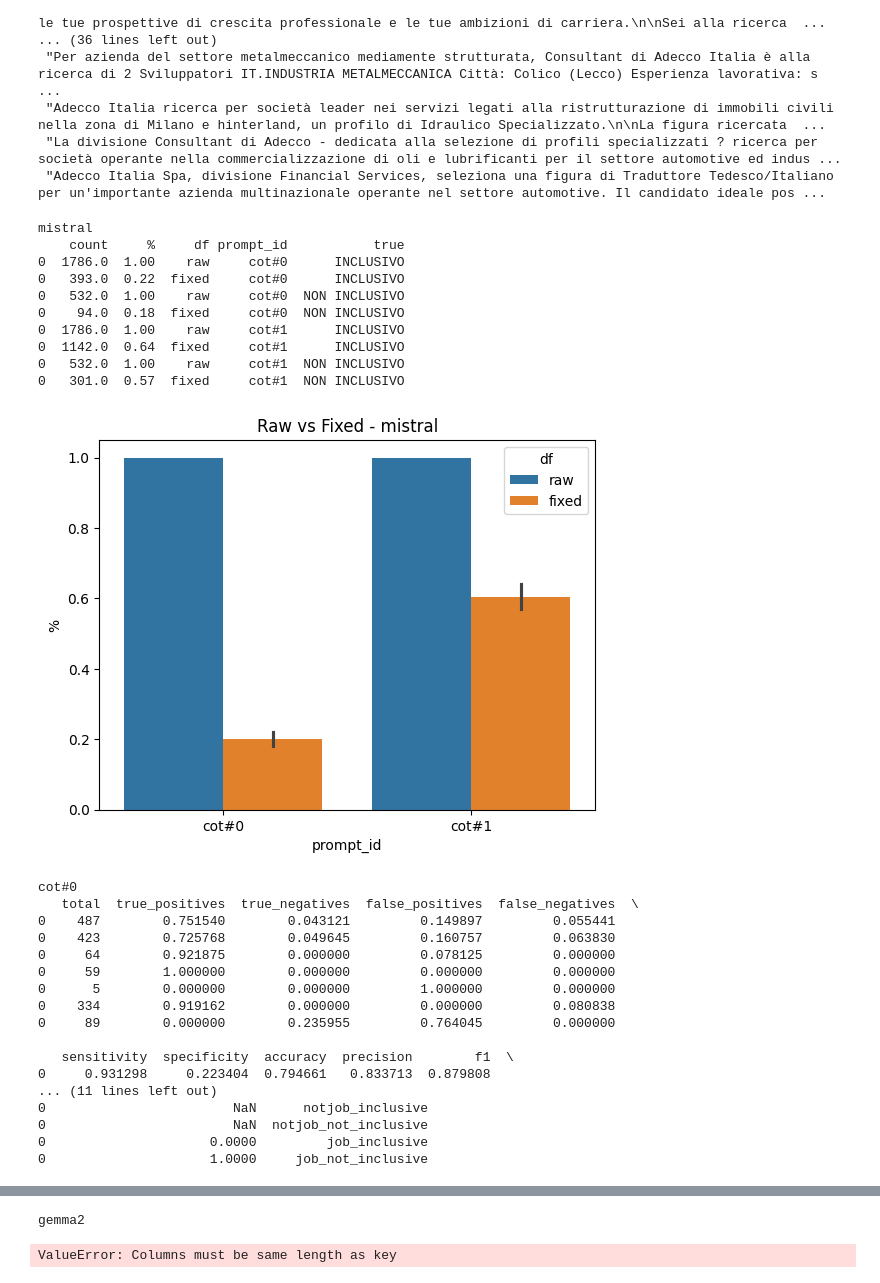
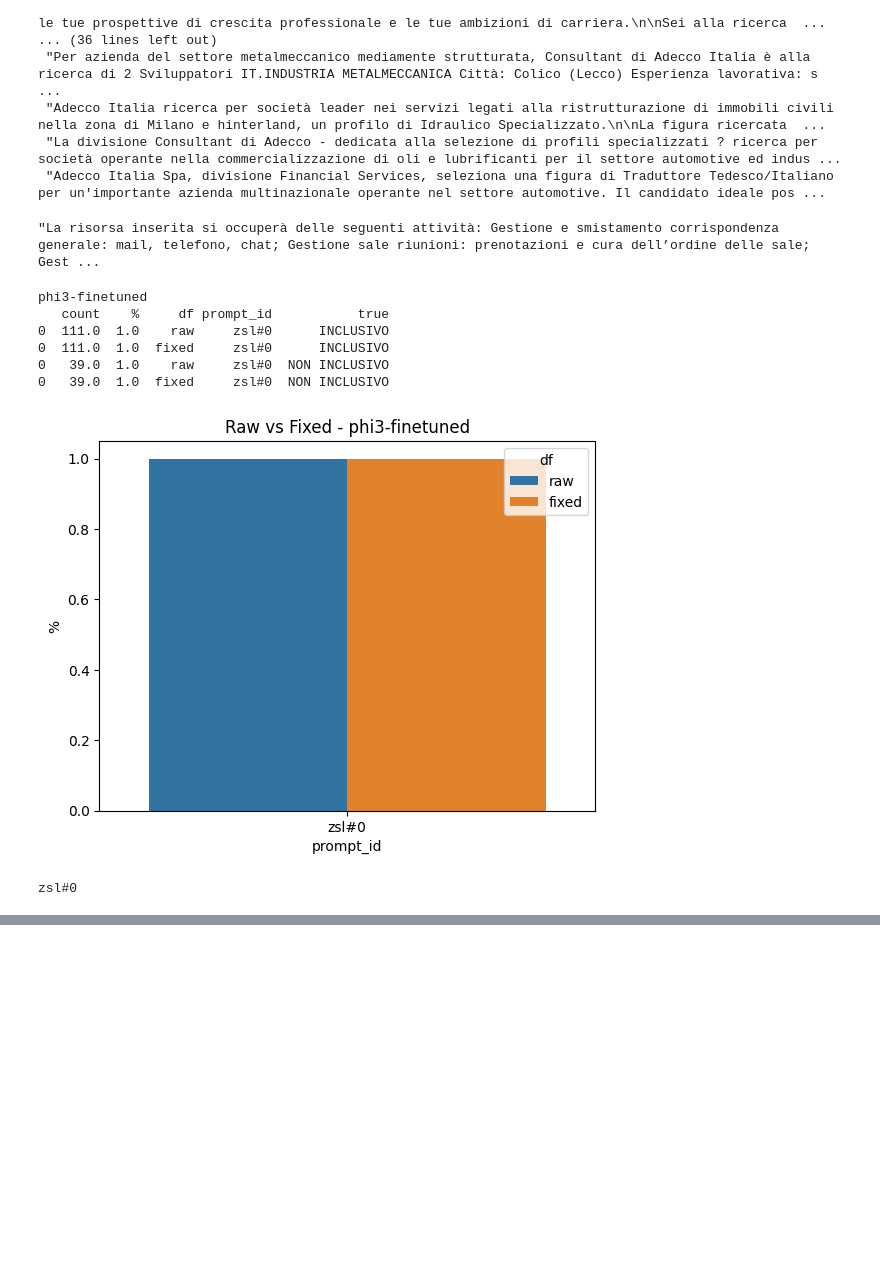
Before and after one commit to tommasoromano/unimi-language-detection, a Jupyter notebook: analysis.ipynb, the cells around one changed output, grey strips where cells are left out. Drawn from its saved outputs; the diff is of its cells as text; code cells hidden in the pictures; blank space fills up the shorter version.

Commit message:
data

```diff
--- a/analysis.ipynb
+++ b/analysis.ipynb
@@ -28,15 +28,23 @@ df['description'].unique().tolist()
  "Adecco Italia ricerca per società leader nei servizi legati alla ristrutturazione di immobili civili nella zona di Milano e hinterland, un profilo di Idraulico Specializzato.\n\nLa figura ricercata  ...
  "La divisione Consultant di Adecco - dedicata alla selezione di profili specializzati ? ricerca per società operante nella commercializzazione di oli e lubrificanti per il settore automotive ed indus ...
  "Adecco Italia Spa, divisione Financial Services, seleziona una figura di Traduttore Tedesco/Italiano per un'importante azienda multinazionale operante nel settore automotive. Il candidato ideale pos ...
+# %%
+df = pd.read_csv('data/job_description_seed_dataset_improved_context.csv')
+df['len'] = df.apply(lambda x: len(x['text']), axis=1)
+df.sort_values('len', ascending=False, inplace=True)
+df[df['inclusive phrasing'] == 'NO'].head(100)['text'].iloc[14]
+# %% [output]
+"La risorsa inserita si occuperà delle seguenti attività: Gestione e smistamento corrispondenza generale: mail, telefono, chat; Gestione sale riunioni: prenotazioni e cura dell’ordine delle sale; Gest ...
 # %%
 res_models_df = None
 
 show_plots = True
 
-for model in ['mistral', 'gemma2', 'qwen2']:
+for model in ['phi3-finetuned']:
     print(model)
-    df = pd.read_csv(f'results/{model}_split.csv')
-    df = df[df['prompt_id'].str.contains('cot')]
+    if model == 'phi3-finetuned':
+        df = pd.read_csv(f'results/{model}-eval.csv')
+    # df = df[df['prompt_id'].str.contains('cot')]
 
     df_fix = fix_df(df, model, show_plot=show_plots)
     # df_fix
@@ -77,58 +85,38 @@ for model in ['mistral', 'gemma2', 'qwen2']:
         # res_df = pd.concat([res_df, pd.DataFrame(_metrics, index=[0])])
 
         # symbols = ['Ã',' e ',' o ','\*','/']
         # for s in symbols:
         #     _metrics = metrics(contains(df_jobs, [s]))
         #     _metrics['name'] = s
         #     res_df = pd.concat([res_df, pd.DataFrame(_metrics, index=[0])])
 
         _metrics = metrics(df_notjobs[df_notjobs['true'] == 'INCLUSIVO'])
         _metrics['name'] = 'notjob_inclusive'
         res_df = pd.concat([res_df, pd.DataFrame(_metrics, index=[0])])
 
         _metrics = metrics(df_notjobs[df_notjobs['true'] == 'NON INCLUSIVO'])
         _metrics['name'] = 'notjob_not_inclusive'
         res_df = pd.concat([res_df, pd.DataFrame(_metrics, index=[0])])
 
         _metrics = metrics(df_jobs[df_jobs['true'] == 'INCLUSIVO'])
         _metrics['name'] = 'job_inclusive'
         res_df = pd.concat([res_df, pd.DataFrame(_metrics, index=[0])])
 
         _metrics = metrics(df_jobs[df_jobs['true'] == 'NON INCLUSIVO'])
         _metrics['name'] = 'job_not_inclusive'
         res_df = pd.concat([res_df, pd.DataFrame(_metrics, index=[0])])
 
         if show_plots:
             print(res_df)
             plot_metrics(res_df, f" - {model} - {p}")
 
 plot_metrics(res_models_df, "- All models")
 # %% [output]
-mistral
-    count     %     df prompt_id           true
-0  1786.0  1.00    raw     cot#0      INCLUSIVO
-0   393.0  0.22  fixed     cot#0      INCLUSIVO
-0   532.0  1.00    raw     cot#0  NON INCLUSIVO
-0    94.0  0.18  fixed     cot#0  NON INCLUSIVO
-0  1786.0  1.00    raw     cot#1      INCLUSIVO
-0  1142.0  0.64  fixed     cot#1      INCLUSIVO
-0   532.0  1.00    raw     cot#1  NON INCLUSIVO
-0   301.0  0.57  fixed     cot#1  NON INCLUSIVO
+phi3-finetuned
+   count    %     df prompt_id           true
+0  111.0  1.0    raw     zsl#0      INCLUSIVO
+0  111.0  1.0  fixed     zsl#0      INCLUSIVO
+0   39.0  1.0    raw     zsl#0  NON INCLUSIVO
+0   39.0  1.0  fixed     zsl#0  NON INCLUSIVO
-[figure, old version]
+[figure, new version]
-cot#0
-   total  true_positives  true_negatives  false_positives  false_negatives  \
-0    487        0.751540        0.043121         0.149897         0.055441
-0    423        0.725768        0.049645         0.160757         0.063830
-0     64        0.921875        0.000000         0.078125         0.000000
-0     59        1.000000        0.000000         0.000000         0.000000
-0      5        0.000000        0.000000         1.000000         0.000000
-0    334        0.919162        0.000000         0.000000         0.080838
-0     89        0.000000        0.235955         0.764045         0.000000
-
-   sensitivity  specificity  accuracy  precision        f1  \
-0     0.931298     0.223404  0.794661   0.833713  0.879808
-... (11 lines left out)
-0                        NaN      notjob_inclusive
-0                        NaN  notjob_not_inclusive
-0                     0.0000         job_inclusive
-0                     1.0000     job_not_inclusive
+zsl#0
@@ -156,2 +123,0 @@ cot#1
-gemma2
-ValueError: Columns must be same length as key
```
Also changed, not shown: parts of 1 cell of this notebook, 5 other files.
